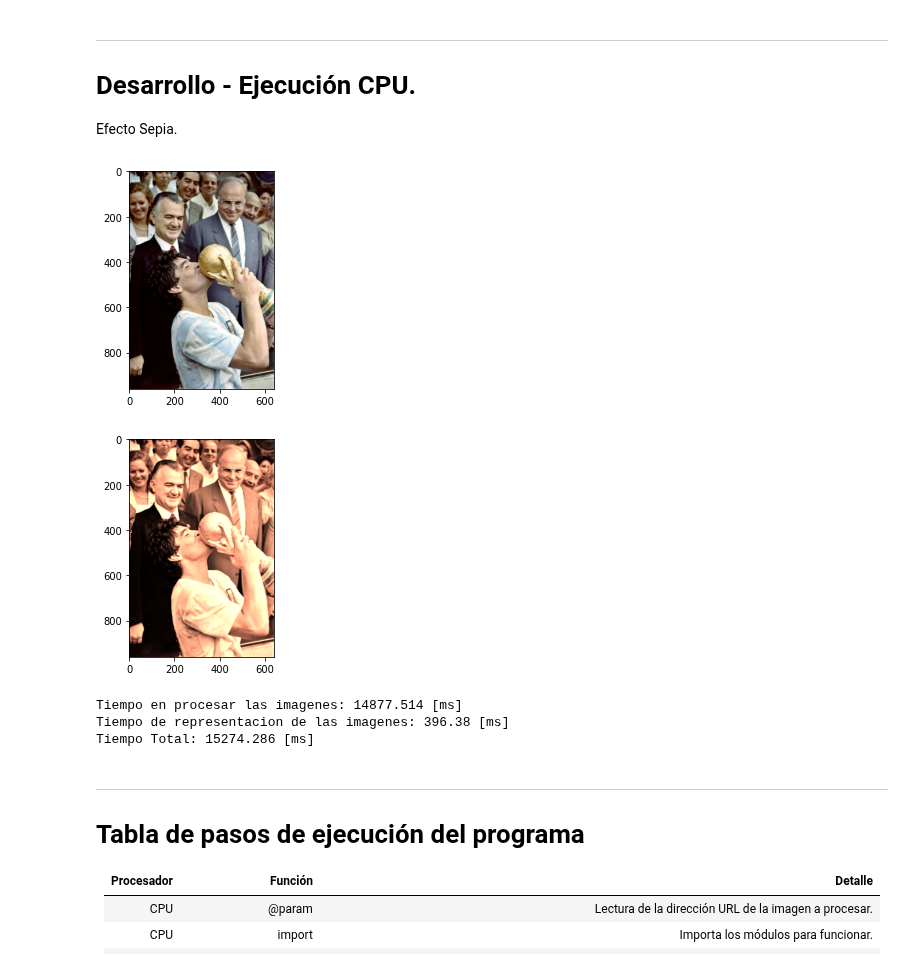
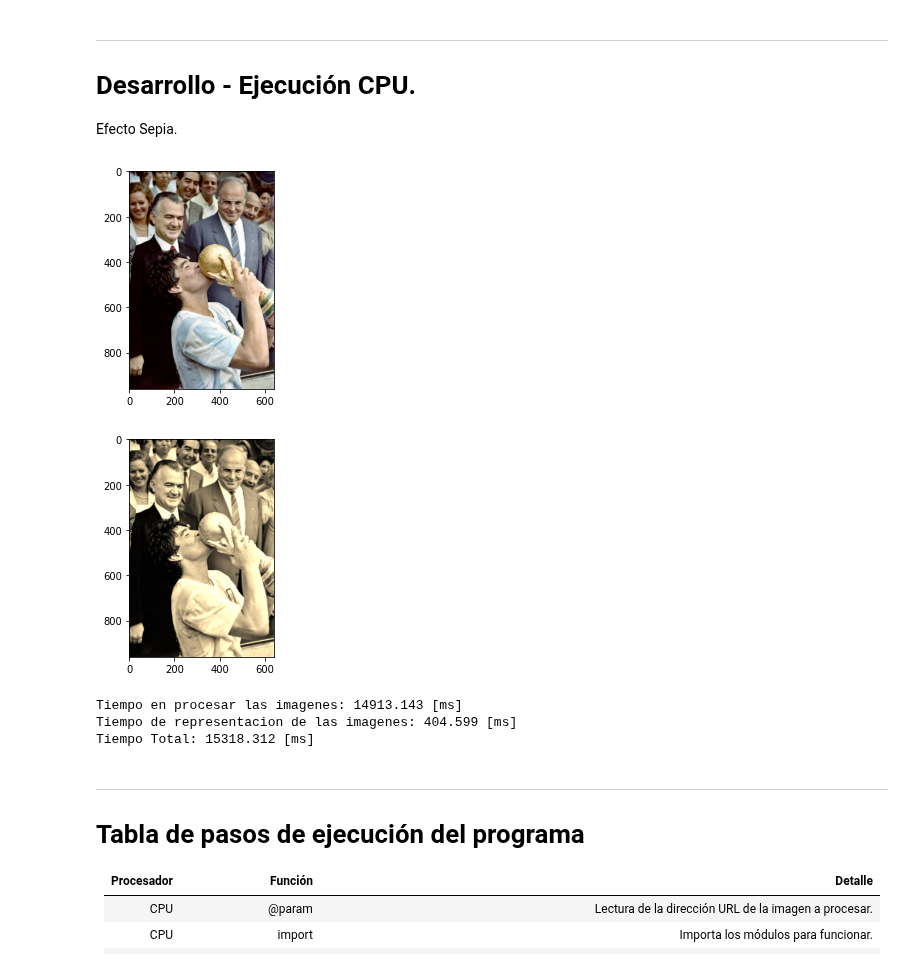
Before and after one commit to CelaPablo/SOA-EA2, a Jupyter notebook: HPC/Cela_Pablo_ejercicio_2_CPU_reentrega.ipynb, the cells around one changed output. Cells and saved outputs as stored; diff of their text form; code cells hidden in the pictures.

```diff
--- a/HPC/Cela_Pablo_ejercicio_2_CPU_reentrega.ipynb
+++ b/HPC/Cela_Pablo_ejercicio_2_CPU_reentrega.ipynb
@@ -64,7 +75,7 @@ try:
   for x in range(0, img_ancho):
     for y in range(0, img_alto):
       R, G, B = img_cpu[x][y]
-      tr = (0.939 * R) + (0.769 * G) + (0.189 * B)
+      tr = (0.393 * R) + (0.769 * G) + (0.189 * B)
       tg = (0.349 * R) + (0.686 * G) + (0.168 * B)
       tb = (0.272 * R) + (0.534 * G) + (0.131 * B)
 
@@ -77,37 +88,37 @@ try:
   # Tiempos de respuesta de CPU. -----------------------------------------------
   tiempo_img = datetime.now() - tiempo_img
   tiempo_representacion = datetime.now()
 
   # Muestro la imagen original. ------------------------------------------------
   plt.figure()
   plt.imshow(img_cpu)
   plt.show()
 
   # Muestro la imagen resultante. ----------------------------------------------
   plt.imshow(result_cpu)
   plt.show()
 
   tiempo_representacion = datetime.now() - tiempo_representacion
   tiempo_total = datetime.now() - tiempo_total
 
   print( "Tiempo en procesar las imagenes:", tiempo_en_ms(tiempo_img), "[ms]")
   print( "Tiempo de representacion de las imagenes:", tiempo_en_ms(tiempo_representacion), "[ms]")
   print( "Tiempo Total:", tiempo_en_ms(tiempo_total), "[ms]")
 
 except ValueError as valerr:
   print(valerr)
 except FileNotFoundError:
   print("No se pudo abrir la imagen: ", imagepath)
 except ModuleNotFoundError:
   print("Primero deben instalarse las dependencias - Armado del ambiente e instalaciónn de CUDA.")
 except:
   print("Houston we have a problem!")
 # %% [output]
 [figure]
-[figure, old version]
+[figure, new version]
-Tiempo en procesar las imagenes: 14877.514 [ms]
-Tiempo de representacion de las imagenes: 396.38 [ms]
-Tiempo Total: 15274.286 [ms]
+Tiempo en procesar las imagenes: 14913.143 [ms]
+Tiempo de representacion de las imagenes: 404.599 [ms]
+Tiempo Total: 15318.312 [ms]
 # %% [markdown]
 ---
 # Tabla de pasos de ejecución del programa
```
Also changed, not shown: parts of 2 cells of this notebook.
